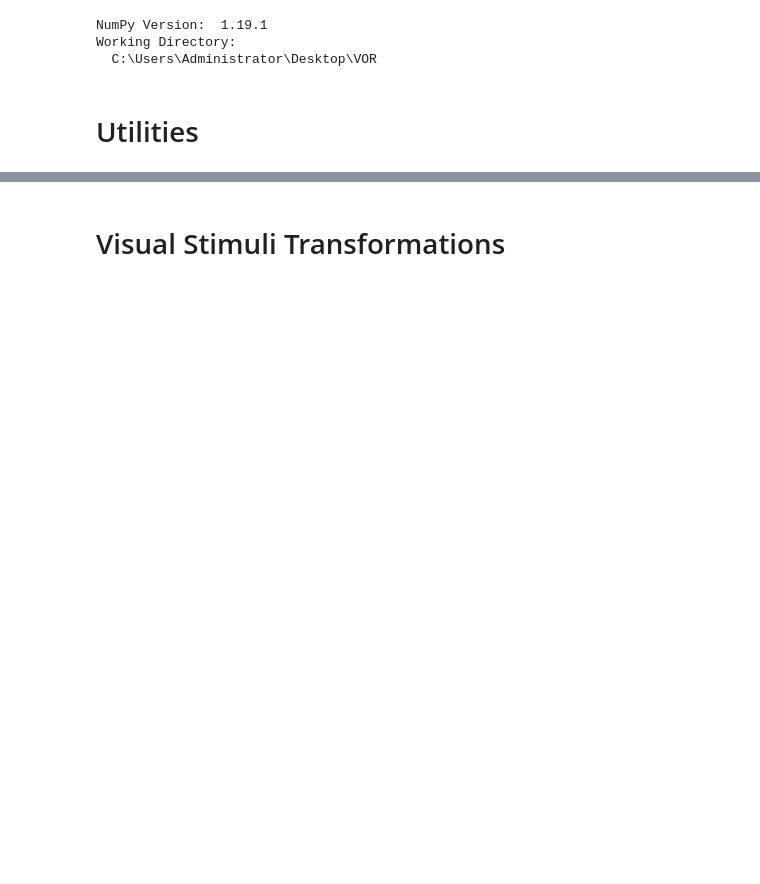
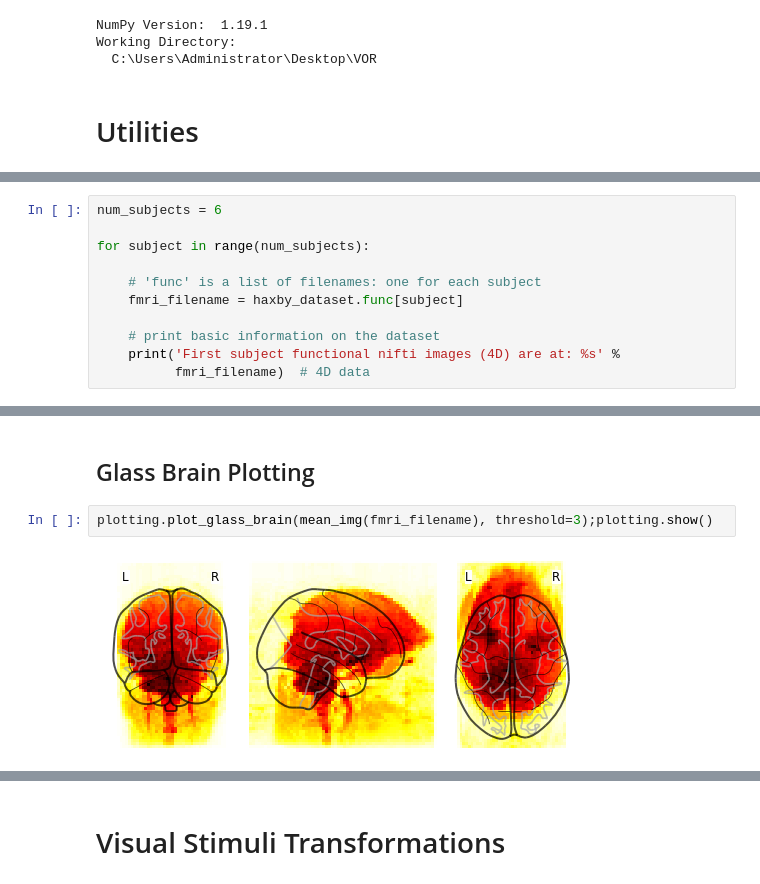
Before and after one commit to cankocagil/Cognitive-Computational-Modelling-for-Spatio-Temporal-fMRI-in-Ventral-Temporal-Cortex, a Jupyter notebook: CompNeuro_2021-2022_Final_Project.ipynb, the cells around one changed output, grey strips where cells are left out. Drawn from its saved outputs; the diff is of its cells as text; blank space fills up the shorter version.

```diff
--- a/CompNeuro_2021-2022_Final_Project.ipynb
+++ b/CompNeuro_2021-2022_Final_Project.ipynb
@@ -373,0 +315,11 @@ UsageError: %%time is a cell magic, but the cell body is empty. Did you mean the
+# %%
+num_subjects = 6
+
+for subject in range(num_subjects):
+
+    # 'func' is a list of filenames: one for each subject
+    fmri_filename = haxby_dataset.func[subject]
+
+    # print basic information on the dataset
+    print('First subject functional nifti images (4D) are at: %s' %
+          fmri_filename)  # 4D data
@@ -373,0 +505,6 @@ UsageError: %%time is a cell magic, but the cell body is empty. Did you mean the
+# %% [markdown]
+## Glass Brain Plotting
+# %%
+plotting.plot_glass_brain(mean_img(fmri_filename), threshold=3);plotting.show()
+# %% [output]
+[figure, added]
```
Also changed, not shown: parts of 88 cells of this notebook, 15 other files.
